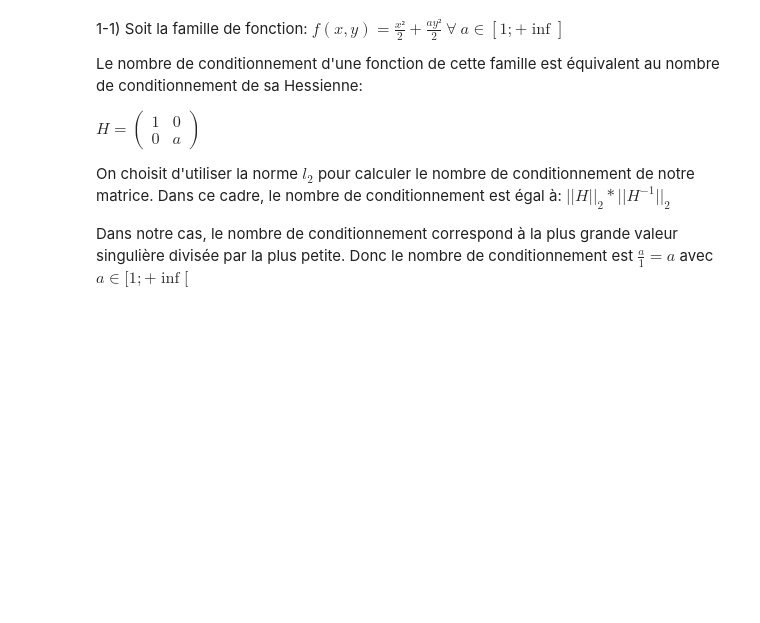
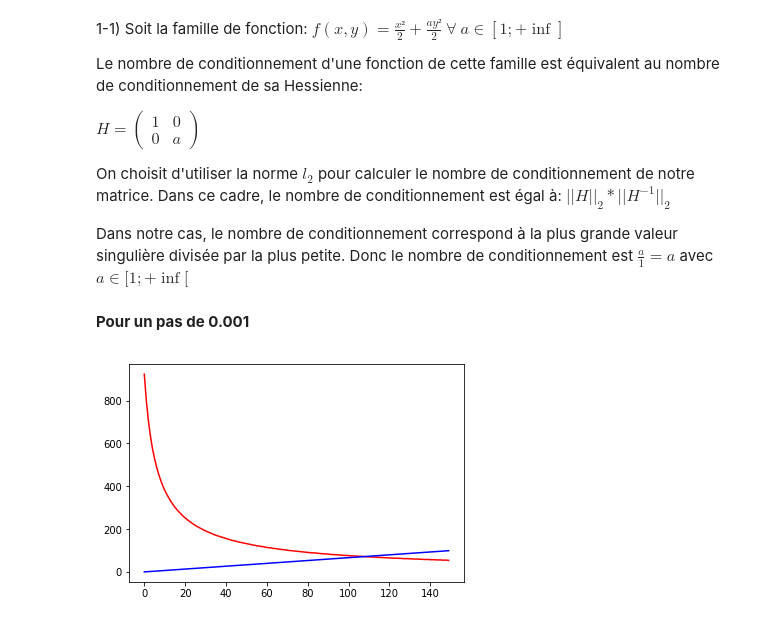
Before and after one commit to Garfounkel/Convex-Optimisation, a Jupyter notebook: ocvx_exam2_2019.ipynb, the cells around one changed output. Saved outputs shown, nothing was run; the diff lists cells and outputs as text; code cells hidden in the pictures; blank space fills up the shorter version.

```diff
--- a/ocvx_exam2_2019.ipynb
+++ b/ocvx_exam2_2019.ipynb
@@ -92,3 +92,9 @@ def eval_nb_iterations(step, set_size=30, max_value=50):
 
     plt.plot(iterations, 'r', conditioning, 'b')
     plt.show()
+# %% [markdown]
+**Pour un pas de 0.001**
+# %%
+eval_nb_iterations(0.001, 150, 100)
+# %% [output]
+[figure, added]
```
Also changed, not shown: parts of 14 cells of this notebook.
